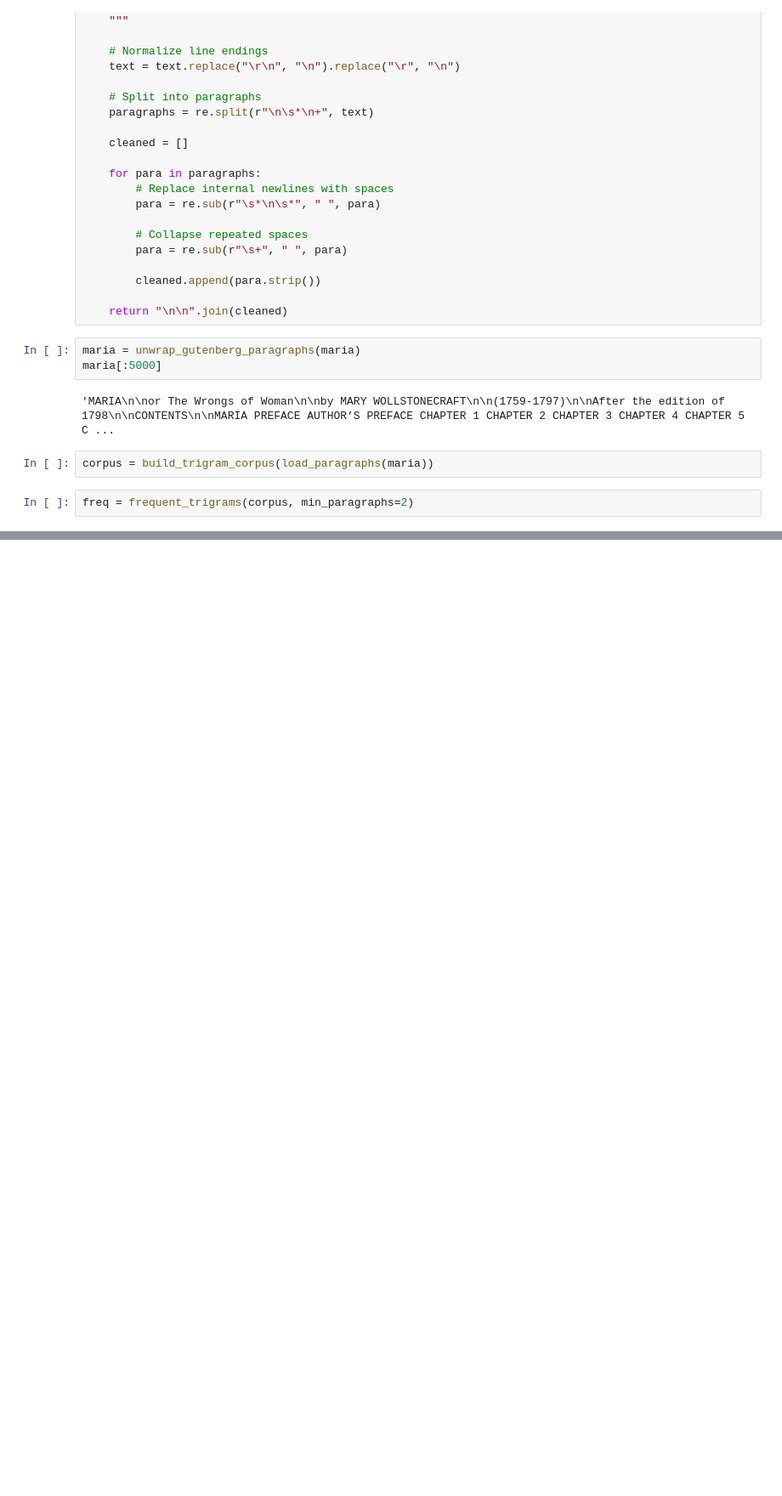
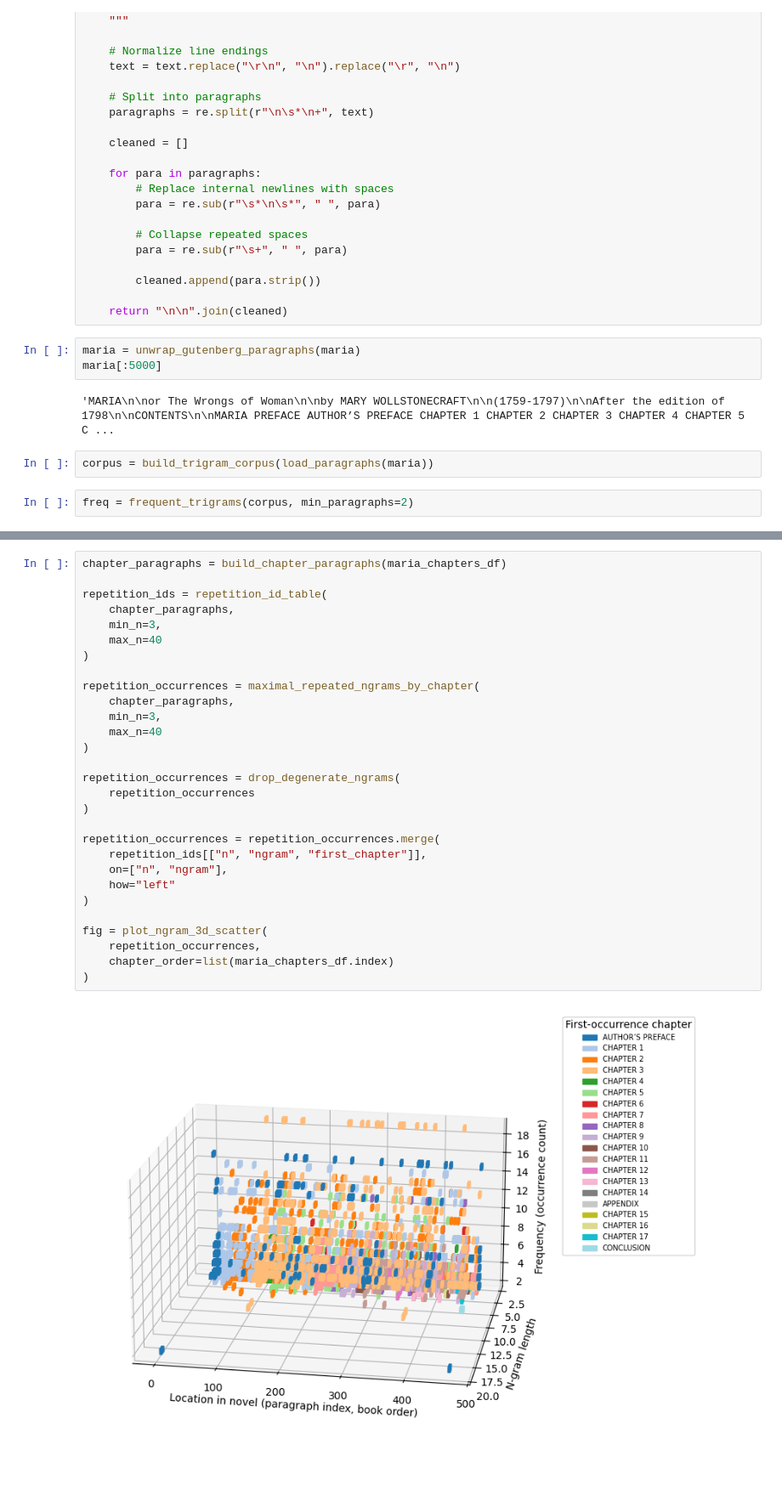
Before and after one commit to jruedas1/digital-humanities-literary-analysis, a Jupyter notebook: notebooks/exploratory-notebook-5-ngrams.ipynb, the cells around one changed output, grey strips where cells are left out. Shown at 85% size. Saved outputs shown, nothing was run; the diff lists cells and outputs as text; blank space fills up the shorter version.

```diff
--- a/notebooks/exploratory-notebook-5-ngrams.ipynb
+++ b/notebooks/exploratory-notebook-5-ngrams.ipynb
@@ -214,0 +1189,31 @@ freq
+# %%
+chapter_paragraphs = build_chapter_paragraphs(maria_chapters_df)
+
+repetition_ids = repetition_id_table(
+    chapter_paragraphs,
+    min_n=3,
+    max_n=40
+)
+
+repetition_occurrences = maximal_repeated_ngrams_by_chapter(
+    chapter_paragraphs,
+    min_n=3,
+    max_n=40
+)
+
+repetition_occurrences = drop_degenerate_ngrams(
+    repetition_occurrences
+)
+
+repetition_occurrences = repetition_occurrences.merge(
+    repetition_ids[["n", "ngram", "first_chapter"]],
+    on=["n", "ngram"],
+    how="left"
+)
+
+fig = plot_ngram_3d_scatter(
+    repetition_occurrences,
+    chapter_order=list(maria_chapters_df.index)
+)
+# %% [output]
+[figure, added]
```
Also changed, not shown: parts of 40 cells of this notebook, 25 other files.
